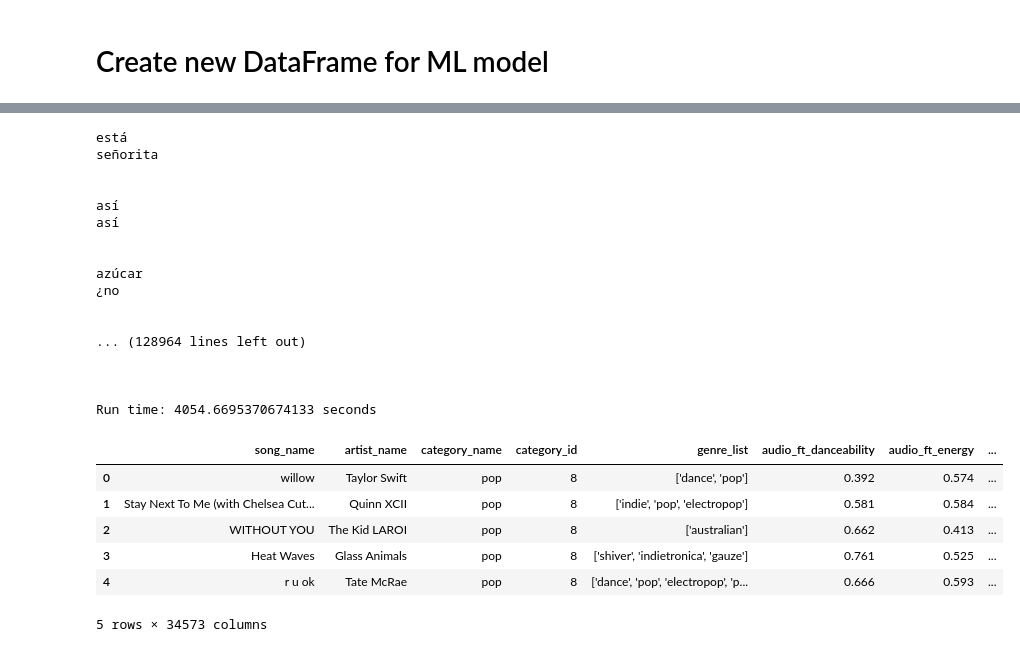
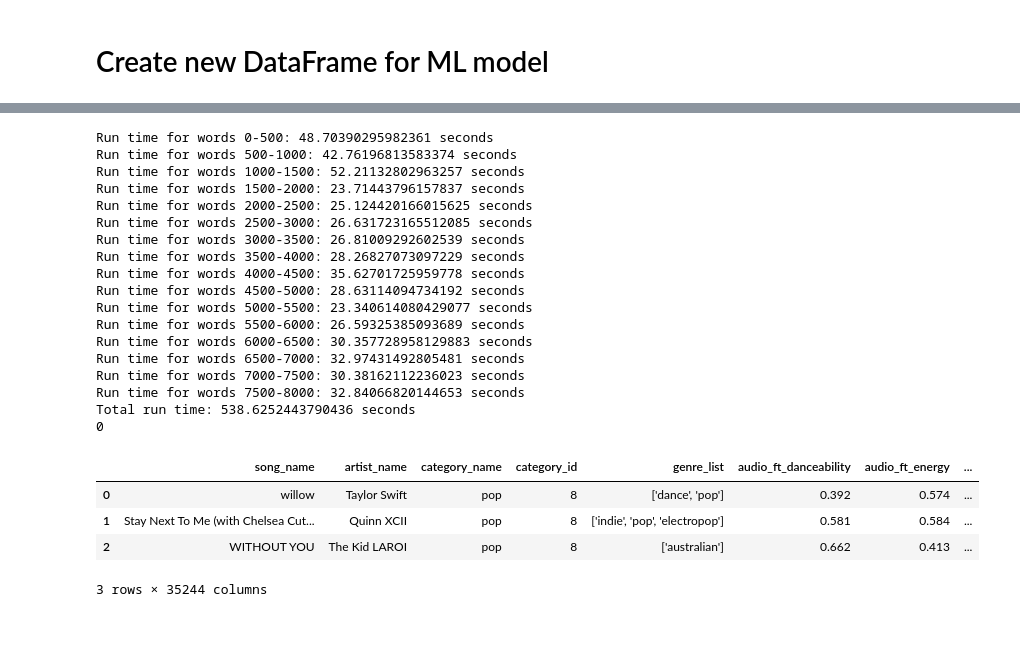
Before and after one commit to hannahkidwell/NLP-Spotify-Genres, a Jupyter notebook: Notebooks/term_frequencies/term_frequencies.ipynb, the cells around one changed output, grey strips where cells are left out. Saved outputs shown, nothing was run; the diff lists cells and outputs as text; code cells hidden in the pictures.

```diff
--- a/Notebooks/term_frequencies/term_frequencies.ipynb
+++ b/Notebooks/term_frequencies/term_frequencies.ipynb
@@ -120,9 +73,0 @@ Name: 8092, dtype: object
-# %%
-# Print non English songs with multiple languages
-for index in mult_langs_not_en:
-    print(index)
-    print(nlp_df.loc[index, :][['song', 'artist']])
-    print(nlp_df.loc[index, :]['lyrics'][0:65])
-songs_to_remove = [264, 924, 1610, 1618, 2299, 2368, 3688, 5482, 5656, 5658, 5688, 5695,
-                   5710, 5715, 5719, 5720, 5750, 5792, 6385]
-len(songs_to_remove)
@@ -148,6 +73,0 @@ Name: 8356, dtype: object
-# %%
-# Remove non English songs
-songs_to_remove.extend([item for item in one_lang_not_en if item not in songs_to_keep])
-nlp_df = nlp_df.drop(songs_to_remove)
-print(len(songs_to_remove))
-len(nlp_df)
@@ -159,9 +73,0 @@ len(nlp_df)
-# %%
-# Update word list
-words_list = []
-for index, row in nlp_df.iterrows():
-    filtered_words = row['filtered']
-    unique_words = list(set(filtered_words.strip().split(' ')))
-    words_list.extend(unique_words)
-word_columns = list(set(words_list))
-len(word_columns)
@@ -268,38 +128,46 @@ Run time: 127.76117396354675 seconds
 # %%
 # Add the term frequencies to the DataFrame
 t0 = time.time()
+t2 = time.time()
+exceptions_list = []
+count = 0
 for index, row in lyric_TF_df.iterrows():
     for word in nlp_df['filtered'][index].strip().split(' '):
         if word not in non_alpha_words:
             try:
                 lyric_TF_df.loc[index, word]+=1
             except(Exception) as e:
-                print(word)
+                if len(word) > 1:
+                    exceptions_list.append(word)
+    if (index+1) % 500 == 0:
+        print(f'Run time for words {count*500}-{(count+1)*500}: {time.time()-t2} seconds')
+        count+=1
+        t2 = time.time()
 t1 = time.time()
-print(f'Run time: {t1-t0} seconds')
-lyric_TF_df.head()
+print(f'Total run time: {t1-t0} seconds')
+print(len(exceptions_list))
+lyric_TF_df.head(3)
 # %% [output]
-está
-señorita
-
-
-así
-así
-
-
-azúcar
-¿no
-
-
-... (128964 lines left out)
-
-
-
-Run time: 4054.6695370674133 seconds
+Run time for words 0-500: 48.70390295982361 seconds
+Run time for words 500-1000: 42.76196813583374 seconds
+Run time for words 1000-1500: 52.21132802963257 seconds
+Run time for words 1500-2000: 23.71443796157837 seconds
+Run time for words 2000-2500: 25.124420166015625 seconds
+Run time for words 2500-3000: 26.631723165512085 seconds
+Run time for words 3000-3500: 26.81009292602539 seconds
+Run time for words 3500-4000: 28.26827073097229 seconds
+Run time for words 4000-4500: 35.62701725959778 seconds
+Run time for words 4500-5000: 28.63114094734192 seconds
+Run time for words 5000-5500: 23.340614080429077 seconds
+Run time for words 5500-6000: 26.59325385093689 seconds
+Run time for words 6000-6500: 30.357728958129883 seconds
+Run time for words 6500-7000: 32.97431492805481 seconds
+Run time for words 7000-7500: 30.38162112236023 seconds
+Run time for words 7500-8000: 32.84066820144653 seconds
+Total run time: 538.6252443790436 seconds
+0
 |  | song_name | artist_name | category_name | category_id | genre_list | audio_ft_danceability | audio_ft_energy | ... |
 | 0 | willow | Taylor Swift | pop | 8 | ['dance', 'pop'] | 0.392 | 0.574 | ... |
 | 1 | Stay Next To Me (with Chelsea Cut... | Quinn XCII | pop | 8 | ['indie', 'pop', 'electropop'] | 0.581 | 0.584 | ... |
 | 2 | WITHOUT YOU | The Kid LAROI | pop | 8 | ['australian'] | 0.662 | 0.413 | ... |
-| 3 | Heat Waves | Glass Animals | pop | 8 | ['shiver', 'indietronica', 'gauze'] | 0.761 | 0.525 | ... |
-| 4 | r u ok | Tate McRae | pop | 8 | ['dance', 'pop', 'electropop', 'p... | 0.666 | 0.593 | ... |
-5 rows × 34573 columns
+3 rows × 35244 columns
```
Also changed, not shown: parts of 20 cells of this notebook, 9 other files.
